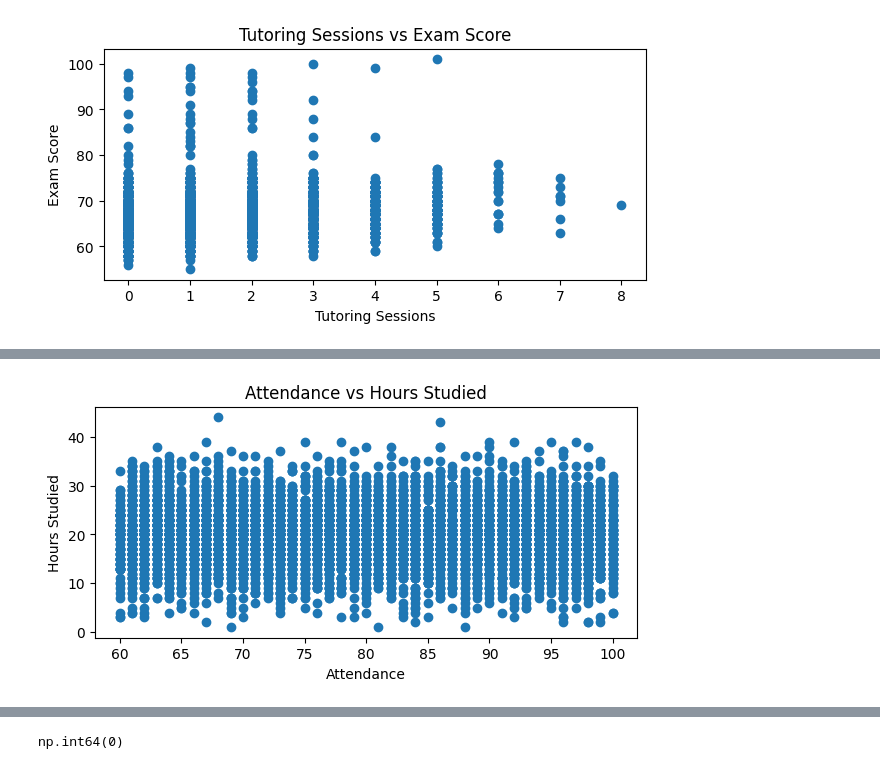
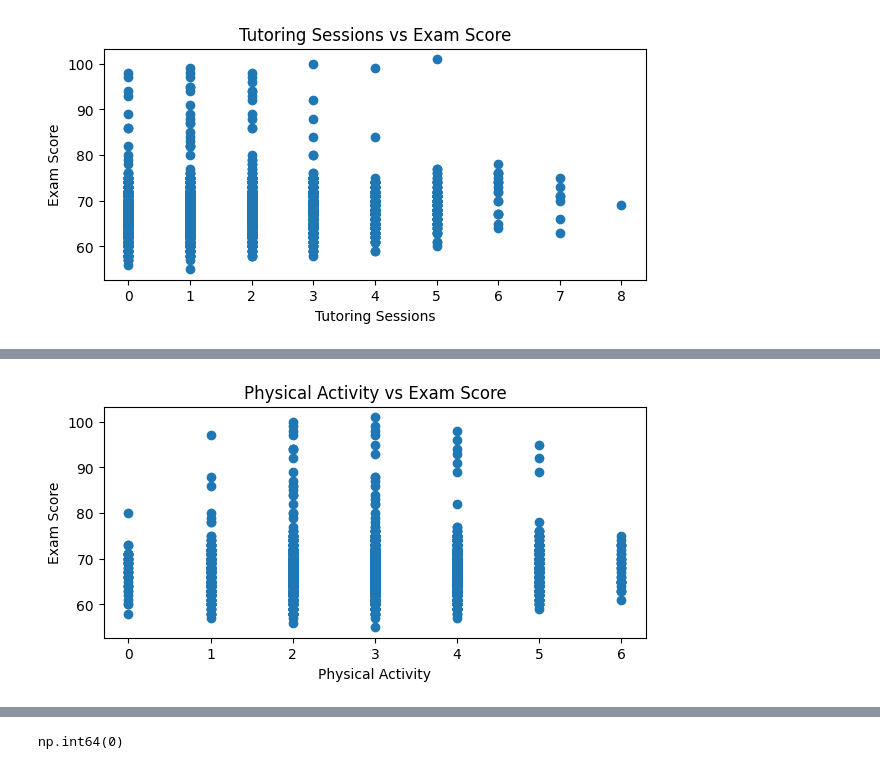
Before and after one commit to minSara02-FromTheStart/CSE303_Project_, a Jupyter notebook: StudentPerformanceFactors.ipynb, the cells around one changed output, grey strips where cells are left out. Cells and saved outputs as stored; diff of their text form; code cells hidden in the pictures.

```diff
--- a/StudentPerformanceFactors.ipynb
+++ b/StudentPerformanceFactors.ipynb
@@ -299,9 +325,9 @@ plt.show()
 # %%
 plt.figure(figsize=(7,3))
-plt.scatter(df['Attendance'], df['Hours_Studied'])
-plt.xlabel('Attendance')
-plt.ylabel('Hours Studied')
-plt.title('Attendance vs Hours Studied')
+plt.scatter(df['Physical_Activity'], df['Exam_Score'])
+plt.xlabel('Physical Activity')
+plt.ylabel('Exam Score')
+plt.title('Physical Activity vs Exam Score')
 plt.show()
 # %% [output]
-[figure, old version]
+[figure, new version]
```
Also changed, not shown: parts of 11 cells of this notebook.
